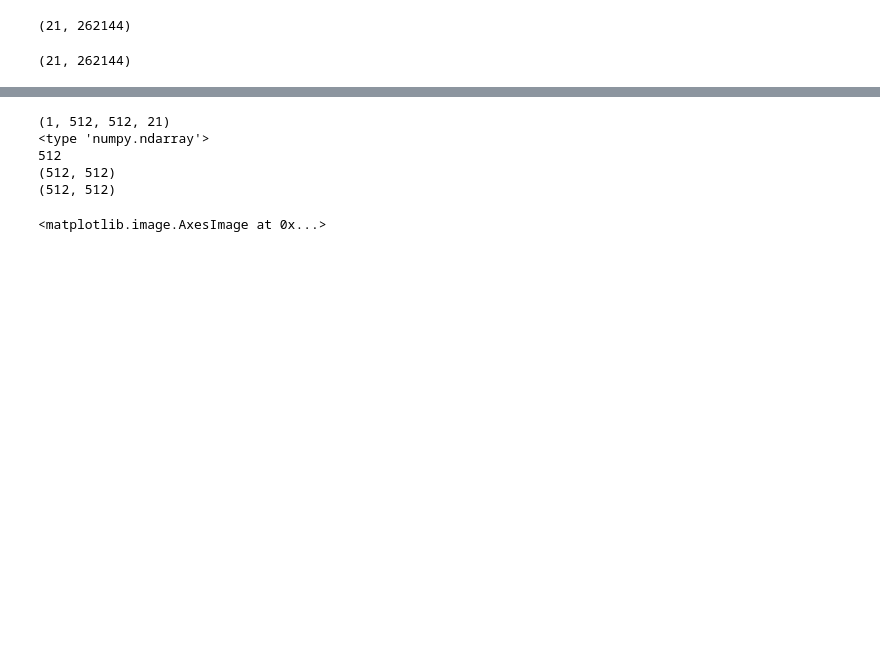
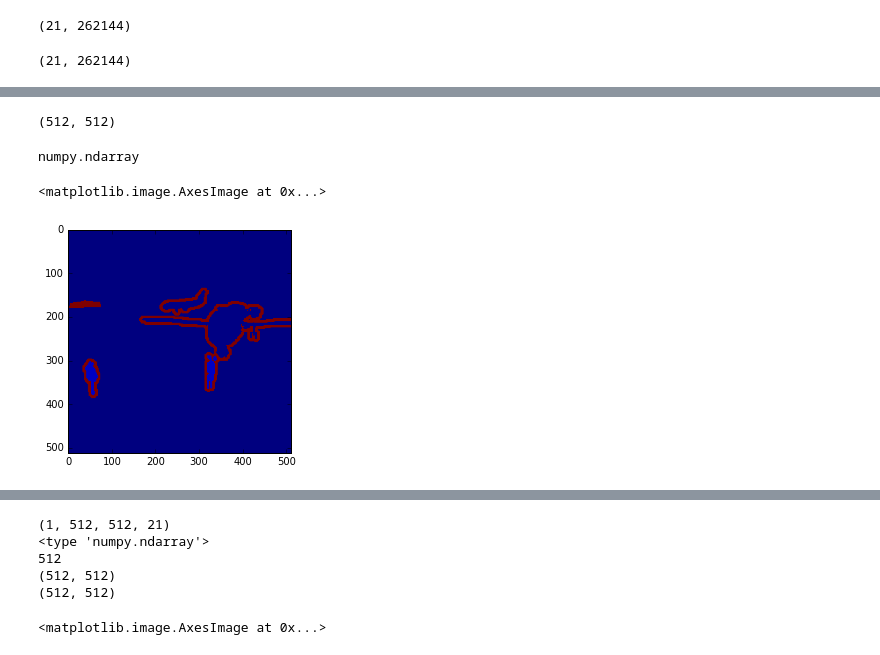
Before and after one commit to Gurupradeep/FCN-for-Semantic-Segmentation, a Jupyter notebook: FCN-16.ipynb, the cells around one changed output, grey strips where cells are left out. Saved outputs shown, nothing was run; the diff lists cells and outputs as text; code cells hidden in the pictures; blank space fills up the shorter version.

```diff
--- a/FCN-16.ipynb
+++ b/FCN-16.ipynb
@@ -404,0 +440,17 @@ d.setUnaryEnergy(unary)
+# %%
+res.shape
+# %% [output]
+(512, 512)
+# %%
+type(res)
+# %% [output]
+numpy.ndarray
+# %%
+im = Image.open('TestImages/2007_000032_ground_truth.png')
+im = im.crop((0,0,319,319)) # WARNING : manual square cropping
+im = im.resize((image_size,image_size))
+# %%
+plt.imshow(np.asarray(im))
+# %% [output]
+<matplotlib.image.AxesImage at 0x...>
+[figure, added]
```
Also changed, not shown: parts of 20 cells of this notebook.
